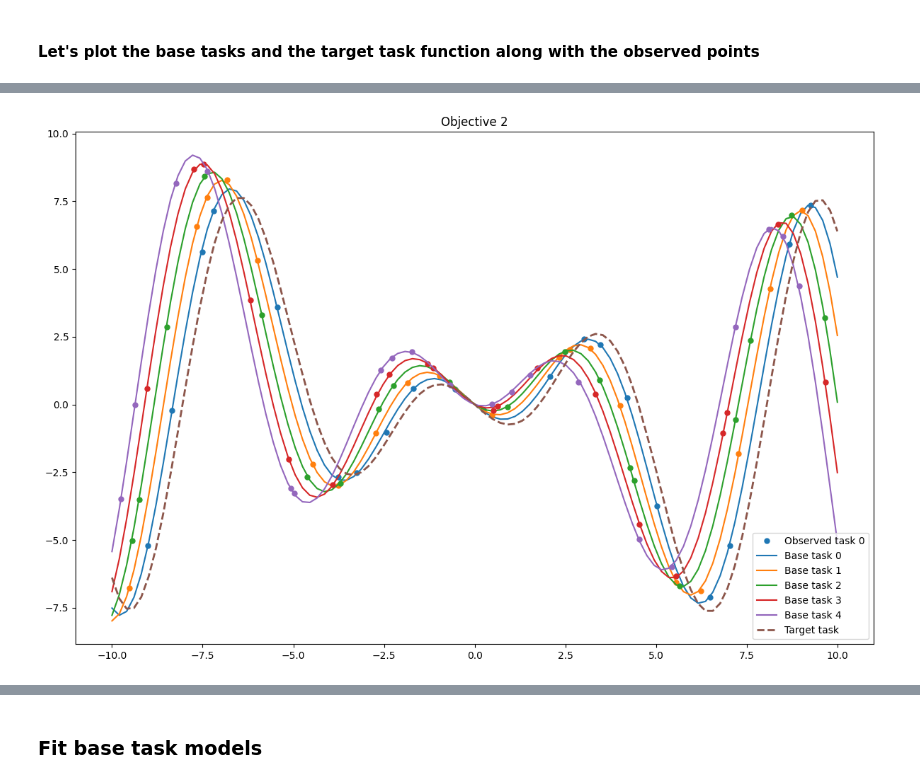
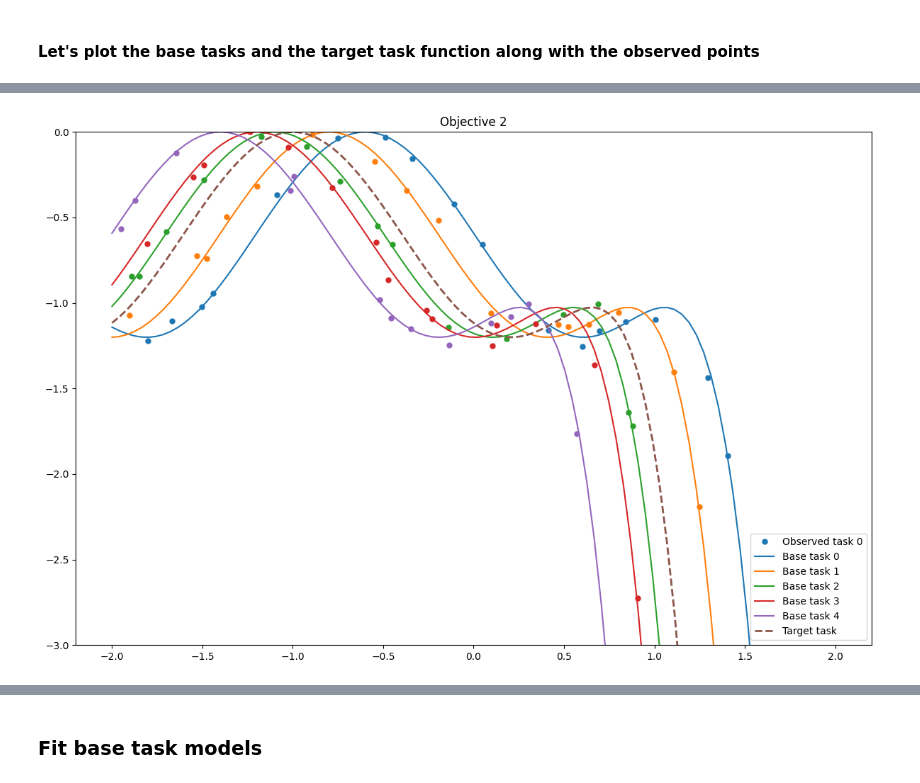
Before and after one commit to vishalvaka/HIL_toolkit_ARL, a Jupyter notebook: notebooks/meta_learning_with_rgpe_MOBO_normal.ipynb, the cells around one changed output, grey strips where cells are left out. Saved outputs shown, nothing was run; the diff lists cells and outputs as text; code cells hidden in the pictures.

Commit message:
Changing cost function during optimization

```diff
--- a/notebooks/meta_learning_with_rgpe_MOBO_normal.ipynb
+++ b/notebooks/meta_learning_with_rgpe_MOBO_normal.ipynb
@@ -54,15 +54,17 @@ def task_shift(task):
     """
     return math.pi * task / 12.0
 
+# shift values for other functions
+shift_values = [-0.4, -0.2, 0.1, 0.2, 0.4]
 
 # set shift for target task
-
 TARGET_SHIFT = 0.0 # (for default Alpine function)
 # TARGET_SHIFT = 1.0 # (for Schaffer and others)
 # %% [markdown]
 Then, let's define our function $f(x, s_i)$ and set bounds on $x$.
 # %%
-BOUNDS = torch.tensor([[-10], [10.0]], dtype=dtype, device=device) # For default Alpine function
+# BOUNDS = torch.tensor([[-10], [10.0]], dtype=dtype, device=device) # For default Alpine function
+BOUNDS = torch.tensor([[-2.0], [2.0]], dtype=dtype, device=device) # For three hump camel
 # BOUNDS = torch.tensor([[0], [2.0]], dtype=dtype, device=device) # For Schaffer
 # BOUNDS = torch.tensor([[0], [1.0]], dtype=dtype, device=device) # For ZDT1
 
@@ -70,8 +72,13 @@ def f(X, shift=TARGET_SHIFT):
     """
     Torch-compatible multi-objective function for the target_task
     """
-    f1 = X * torch.sin(X + torch.pi + shift) + X / 10.0
-    f2 = X * torch.cos(X + torch.pi + shift) - X / 5.0
+    # f1 = X * torch.sin(X + torch.pi + shift) + X / 10.0
+    # f2 = X * torch.cos(X + torch.pi + shift) - X / 5.0
+
+
+    # Three hump camel
+    f1 = -(2 * (X + shift)**2 - 1.05 * (X + shift)**4 + ((X + shift)**6) / 6)
+    f2 = -(2 * (X + 1 + shift)**2 - 1.05 * (X + 1 + shift)**4 + ((X + 1 + shift)**6) / 6)
 
     # # Schaffer
     # f1 = -(shift*X)**2
@@ -240,43 +195,7 @@ data_by_task[0]
 # %%
 from matplotlib import pyplot as plt
 
-# Plotting
-x = torch.linspace(BOUNDS[0][0], BOUNDS[1][0], 100).unsqueeze(-1)
-
-for obj in range(2):
-    fig, ax = plt.subplots(1, 1, figsize=(12, 8))
-    for task in data_by_task:
-        # Plot observed values
-        t = ax.plot(
-            unnormalize(data_by_task[task]["train_x"], bounds=BOUNDS).cpu().numpy(),
-            # data_by_task[task]["train_x"].cpu().numpy(),
-            data_by_task[task]["train_y"][:, obj].cpu().numpy(),
-            ".",
-            markersize=10,
-            label=f"Observed task {task}" if task == 0 else "",
-        )
-        # Plot true function
-        ax.plot(
-            x.detach().numpy(),
-            f(x, task_shift(task + 1))[:, obj].cpu().numpy(),
-            label=f"Base task {task}",
-            color=t[0].get_color(),
-        )
-    # Plot true target function
-    ax.plot(
-        x.detach().numpy(),
-        f(x, TARGET_SHIFT)[:, obj].detach().numpy(),
-        "--",
-        label="Target task",
-        linewidth=2,
-    )
-    ax.set_title(f"Objective {obj + 1}")
-    ax.legend(loc="lower right", fontsize=10)
-    plt.tight_layout()
-    plt.show()
-
-# Schaffer
-# Plotting
+# # Plotting
 # x = torch.linspace(BOUNDS[0][0], BOUNDS[1][0], 100).unsqueeze(-1)
 
 # for obj in range(2):
@@ -284,8 +203,8 @@ for obj in range(2):
 #     for task in data_by_task:
 #         # Plot observed values
 #         t = ax.plot(
-#             # unnormalize(data_by_task[task]["train_x"], bounds=BOUNDS).cpu().numpy(),
-#             data_by_task[task]["train_x"].cpu().numpy(),
+#             unnormalize(data_by_task[task]["train_x"], bounds=BOUNDS).cpu().numpy(),
+#             # data_by_task[task]["train_x"].cpu().numpy(),
 #             data_by_task[task]["train_y"][:, obj].cpu().numpy(),
 #             ".",
 #             markersize=10,
@@ -294,7 +213,7 @@ for obj in range(2):
 #         # Plot true function
 #         ax.plot(
 #             x.detach().numpy(),
-#             f(x, shift_values[task])[:, obj].cpu().numpy(),
+#             f(x, task_shift(task + 1))[:, obj].cpu().numpy(),
 #             label=f"Base task {task}",
 #             color=t[0].get_color(),
 #         )
@@ -310,4 +229,40 @@ for obj in range(2):
 #     ax.legend(loc="lower right", fontsize=10)
 #     plt.tight_layout()
 #     plt.show()
+
+# # Schaffer and others
+# Plotting
+x = torch.linspace(BOUNDS[0][0], BOUNDS[1][0], 100).unsqueeze(-1)
+
+for obj in range(2):
+    fig, ax = plt.subplots(1, 1, figsize=(12, 8))
+    for task in data_by_task:
+        # Plot observed values
+        t = ax.plot(
+            unnormalize(data_by_task[task]["train_x"], bounds=BOUNDS).cpu().numpy(),
+            data_by_task[task]["train_y"][:, obj].cpu().numpy(),
+            ".",
+            markersize=10,
+            label=f"Observed task {task}" if task == 0 else "",
+        )
+        # Plot true function
+        ax.plot(
+            x.detach().numpy(),
+            f(x, shift_values[task])[:, obj].cpu().numpy(),
+            label=f"Base task {task}",
+            color=t[0].get_color(),
+        )
+    # Plot true target function
+    ax.plot(
+        x.detach().numpy(),
+        f(x, TARGET_SHIFT)[:, obj].detach().numpy(),
+        "--",
+        label="Target task",
+        linewidth=2,
+    )
+    ax.set_title(f"Objective {obj + 1}")
+    ax.legend(loc="lower right", fontsize=10)
+    plt.tight_layout()
+    plt.ylim([-3,0])
+    plt.show()
 # %% [output]
@@ -315,4 +270,4 @@ for obj in range(2):
-[figure, old version]
+[figure, new version]
 # %%
 # Plot best observed scalarized value
 
```
Also changed, not shown: parts of 21 cells of this notebook.
